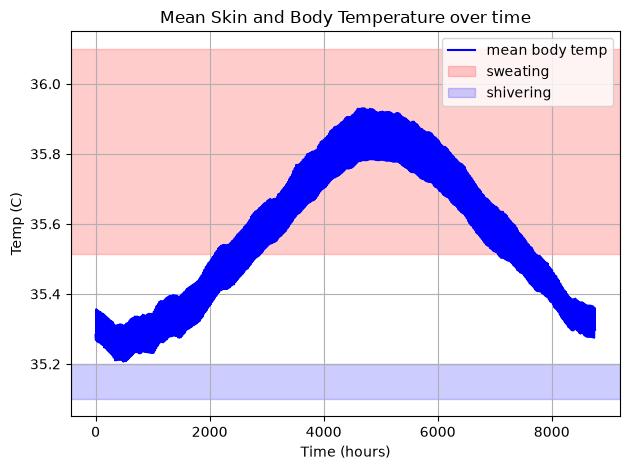
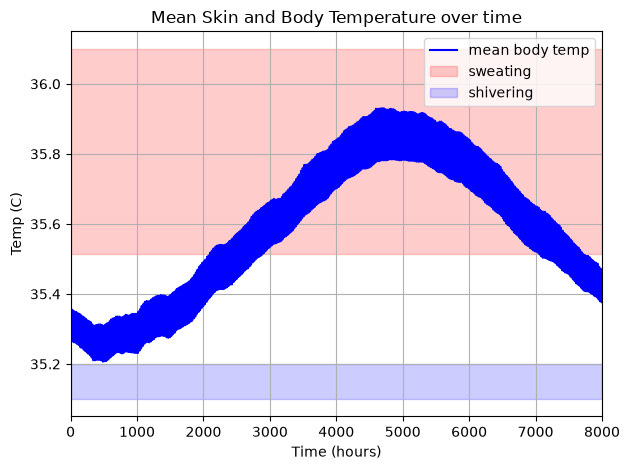
Code edit (unified diff) that turned the first committed figure into the second:
--- before
+++ after
@@ -23,5 +23,5 @@
 
 ax.legend()
-#plt.xlim(0, 4048)
+plt.xlim(0, 8000)
 plt.tight_layout()
 plt.show()

Commit: notes on next steps